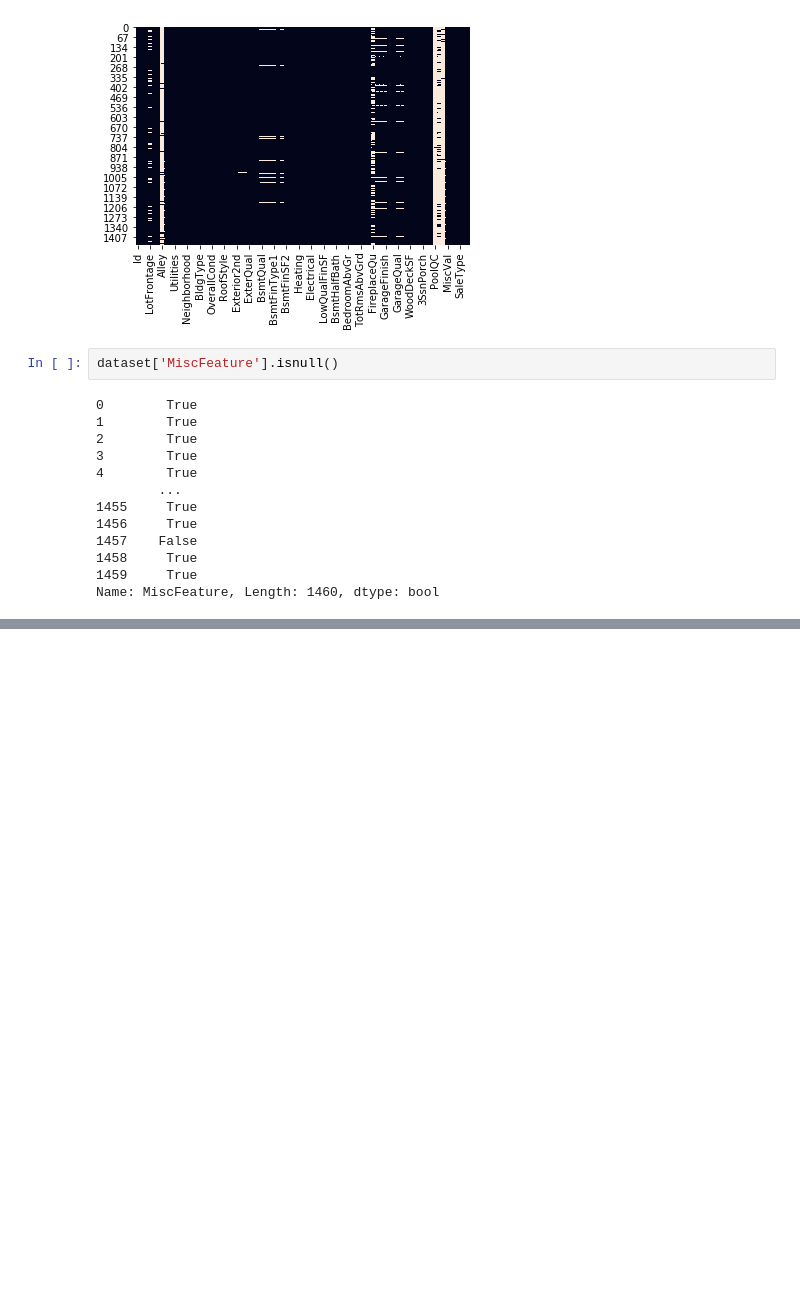
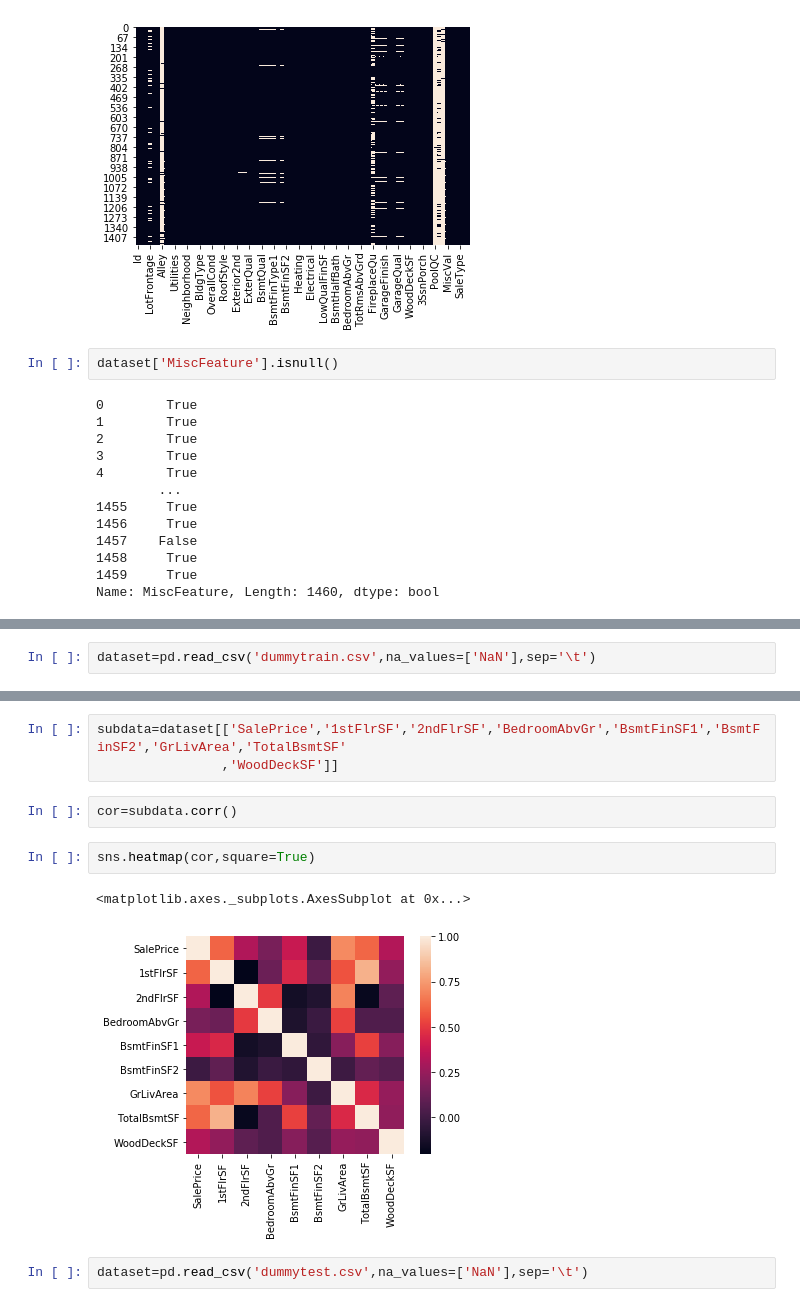
Before and after one commit to fly2Universe/CS5525GroupProject, a Jupyter notebook: Script/DataExploration.ipynb, the cells around one changed output, grey strips where cells are left out. Cells and saved outputs as stored; diff of their text form; blank space fills up the shorter version.

```diff
--- a/Script/DataExploration.ipynb
+++ b/Script/DataExploration.ipynb
@@ -96,0 +171,2 @@ Name: MiscFeature, Length: 1460, dtype: bool
+# %%
+dataset=pd.read_csv('dummytrain.csv',na_values=['NaN'],sep='\t')
@@ -96,0 +202,12 @@ Name: MiscFeature, Length: 1460, dtype: bool
+# %%
+subdata=dataset[['SalePrice','1stFlrSF','2ndFlrSF','BedroomAbvGr','BsmtFinSF1','BsmtFinSF2','GrLivArea','TotalBsmtSF'
+                ,'WoodDeckSF']]
+# %%
+cor=subdata.corr()
+# %%
+sns.heatmap(cor,square=True)
+# %% [output]
+<matplotlib.axes._subplots.AxesSubplot at 0x...>
+[figure, added]
+# %%
+dataset=pd.read_csv('dummytest.csv',na_values=['NaN'],sep='\t')
```
Also changed, not shown: parts of 23 cells of this notebook, 7 other files.
